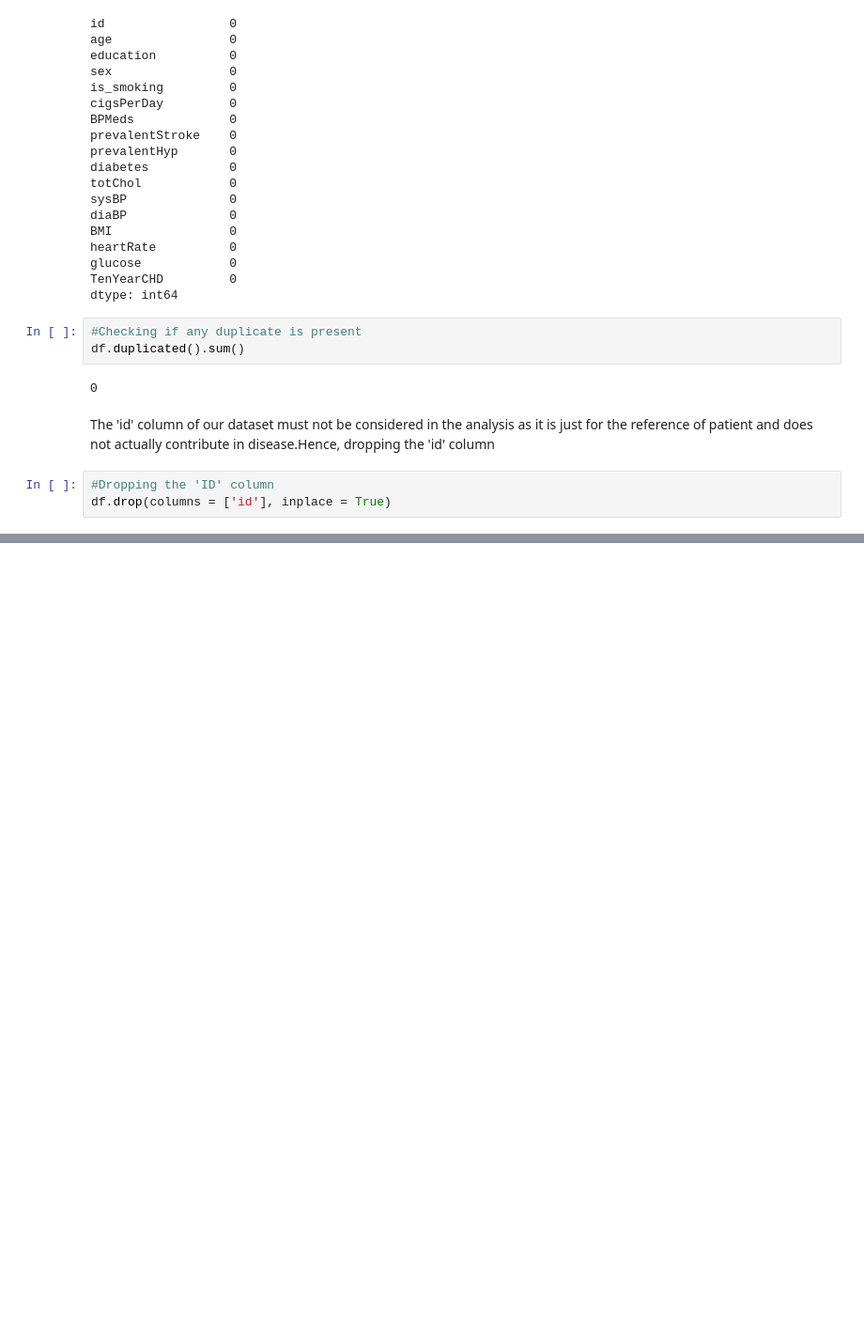
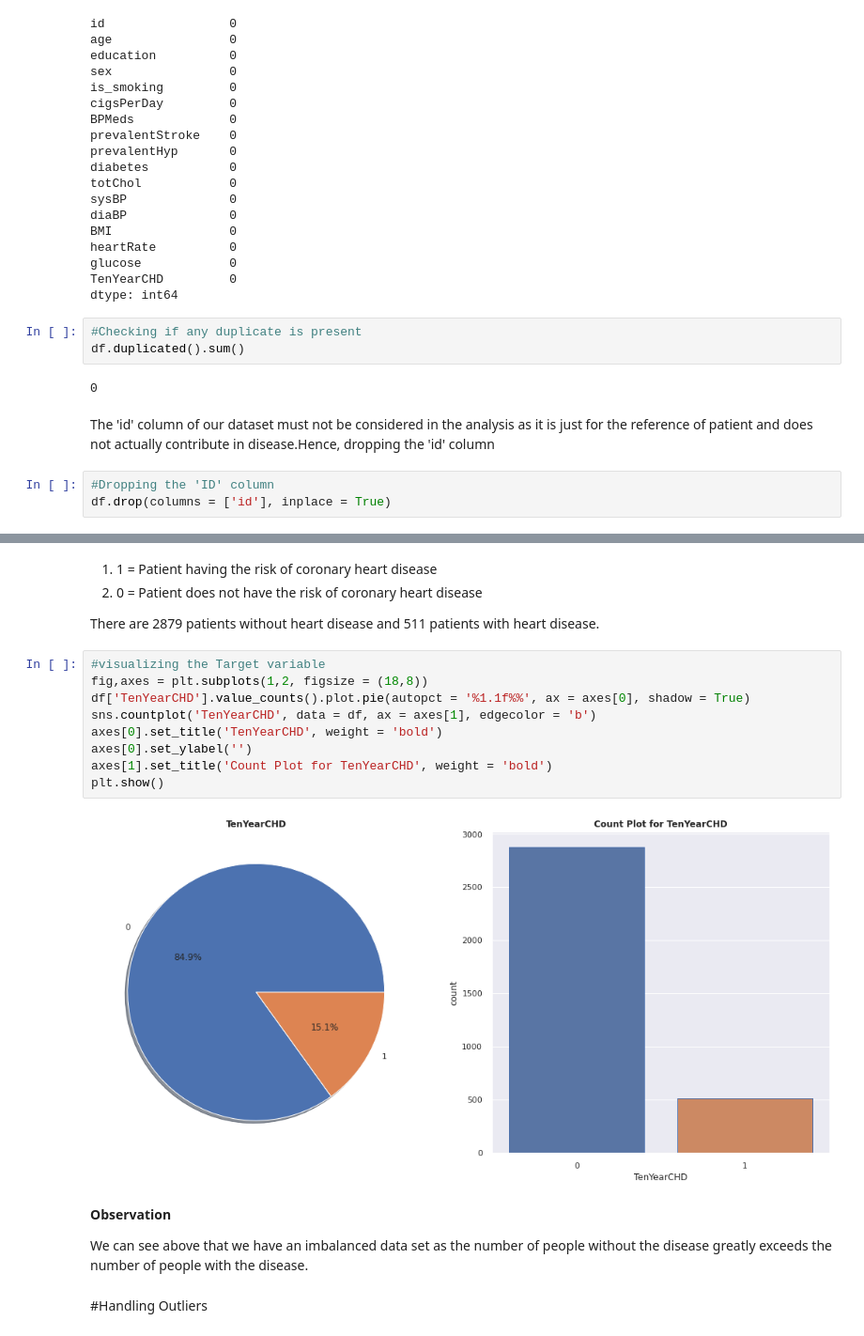
Before and after one commit to AkshayAI007/Cardiovascular-disease-risk-prediction-using-Machine-learning, a Jupyter notebook: Predicting_Cardiovascular_disease_risk_using_Machine_learning.ipynb, the cells around one changed output, grey strips where cells are left out. Shown at 94% size. Cells and saved outputs as stored; diff of their text form; blank space fills up the shorter version.

```diff
--- a/Predicting_Cardiovascular_disease_risk_using_Machine_learning.ipynb
+++ b/Predicting_Cardiovascular_disease_risk_using_Machine_learning.ipynb
@@ -326,0 +336,24 @@ df.drop(columns = ['id'], inplace = True)
+# %% [markdown]
+
+
+1.   1 = Patient having the risk of coronary heart disease
+2.   0 = Patient does not have the risk of coronary heart disease
+
+ There are 2879 patients without heart disease and 511 patients with heart disease.
+# %%
+#visualizing the Target variable
+fig,axes = plt.subplots(1,2, figsize = (18,8))
+df['TenYearCHD'].value_counts().plot.pie(autopct = '%1.1f%%', ax = axes[0], shadow = True)
+sns.countplot('TenYearCHD', data = df, ax = axes[1], edgecolor = 'b')
+axes[0].set_title('TenYearCHD', weight = 'bold')
+axes[0].set_ylabel('')
+axes[1].set_title('Count Plot for TenYearCHD', weight = 'bold')
+plt.show()
+# %% [output]
+[figure, added]
+# %% [markdown]
+**Observation**
+
+We can see above that we have an imbalanced data set as the number of people without the disease greatly exceeds the number of people with the disease.
+# %% [markdown]
+#Handling Outliers
```
Also changed, not shown: parts of 37 cells of this notebook.
